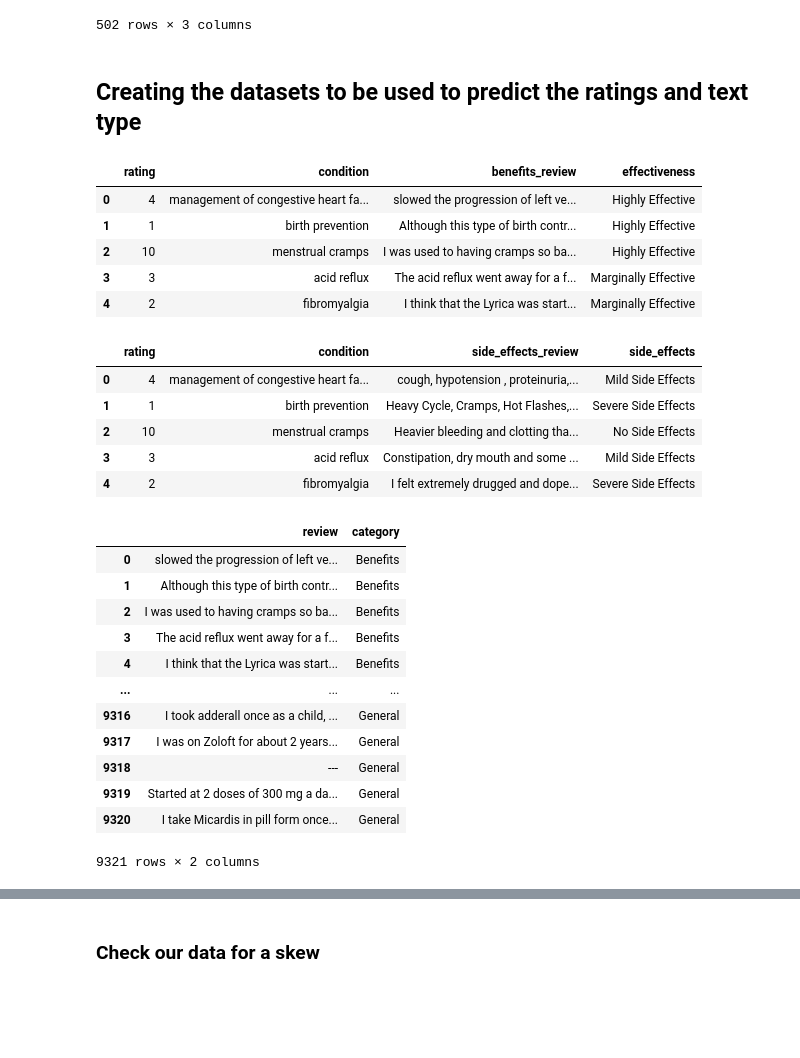
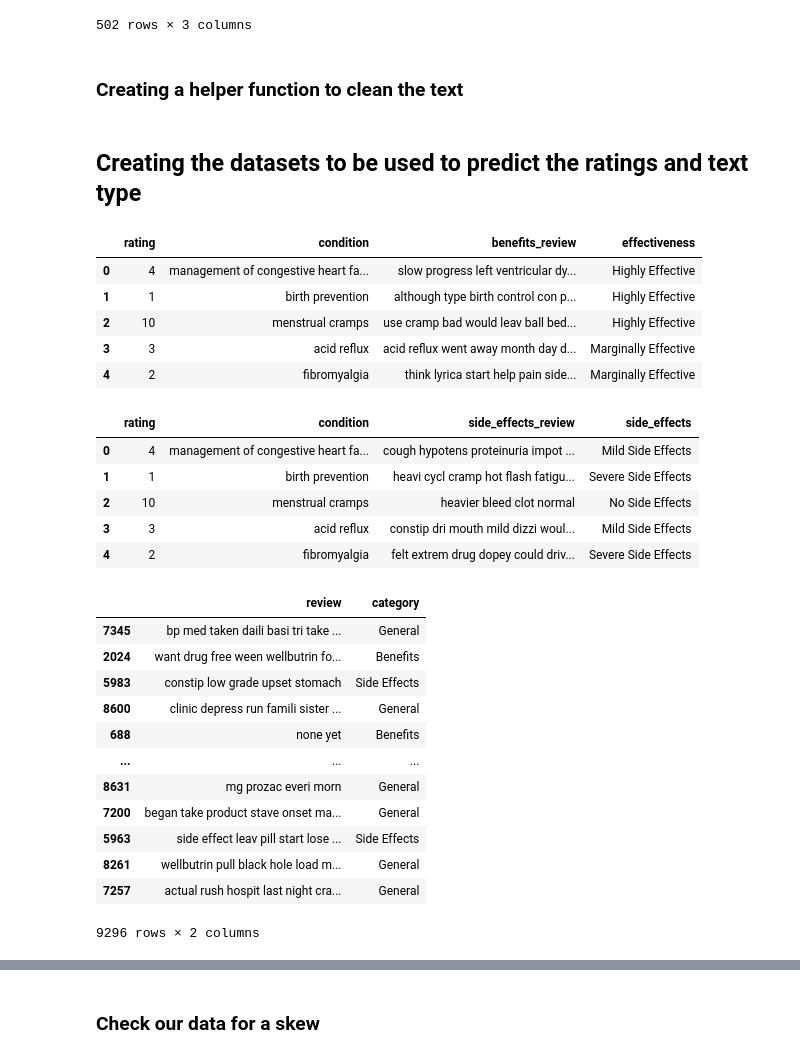
Before and after one commit to lmcosta98/Project2_FCD, a Jupyter notebook: drug_review.ipynb, the cells around one changed output, grey strips where cells are left out. Cells and saved outputs as stored; diff of their text form; code cells hidden in the pictures; blank space fills up the shorter version.

```diff
--- a/drug_review.ipynb
+++ b/drug_review.ipynb
@@ -138,6 +152,9 @@ Side effects :  The only good point I suppose is that there was no adverse react
 2528                   post surgery antibiotic
 2598                 post operative antibiotic
 Name: condition, dtype: object
+# %%
+# Filling NaNs with a 0 so the clean_text function can work
+train_data.fillna({'comments_review': '0'}, inplace=True)
 # %% [markdown]
 ## Doing some exploration
 # %%
@@ -193,3 +210,5 @@ drugs
 | 500 | pepcid | 1 | 0.032 |
 | 501 | zyvox | 1 | 0.032 |
 502 rows × 3 columns
+# %% [markdown]
+### Creating a helper function to clean the text
@@ -203,49 +238,51 @@ train_data_side_effects = train_data[['rating', 'condition', 'side_effects_revie
 train_data_benefits.head()
 # %% [output]
 |  | rating | condition | benefits_review | effectiveness |
-| 0 | 4 | management of congestive heart fa... | slowed the progression of left ve... | Highly Effective |
-| 1 | 1 | birth prevention | Although this type of birth contr... | Highly Effective |
-| 2 | 10 | menstrual cramps | I was used to having cramps so ba... | Highly Effective |
-| 3 | 3 | acid reflux | The acid reflux went away for a f... | Marginally Effective |
-| 4 | 2 | fibromyalgia | I think that the Lyrica was start... | Marginally Effective |
+| 0 | 4 | management of congestive heart fa... | slow progress left ventricular dy... | Highly Effective |
+| 1 | 1 | birth prevention | although type birth control con p... | Highly Effective |
+| 2 | 10 | menstrual cramps | use cramp bad would leav ball bed... | Highly Effective |
+| 3 | 3 | acid reflux | acid reflux went away month day d... | Marginally Effective |
+| 4 | 2 | fibromyalgia | think lyrica start help pain side... | Marginally Effective |
 # %%
 train_data_side_effects.head()
 # %% [output]
 |  | rating | condition | side_effects_review | side_effects |
-| 0 | 4 | management of congestive heart fa... | cough, hypotension , proteinuria,... | Mild Side Effects |
-| 1 | 1 | birth prevention | Heavy Cycle, Cramps, Hot Flashes,... | Severe Side Effects |
-| 2 | 10 | menstrual cramps | Heavier bleeding and clotting tha... | No Side Effects |
-| 3 | 3 | acid reflux | Constipation, dry mouth and some ... | Mild Side Effects |
-| 4 | 2 | fibromyalgia | I felt extremely drugged and dope... | Severe Side Effects |
+| 0 | 4 | management of congestive heart fa... | cough hypotens proteinuria impot ... | Mild Side Effects |
+| 1 | 1 | birth prevention | heavi cycl cramp hot flash fatigu... | Severe Side Effects |
+| 2 | 10 | menstrual cramps | heavier bleed clot normal | No Side Effects |
+| 3 | 3 | acid reflux | constip dri mouth mild dizzi woul... | Mild Side Effects |
+| 4 | 2 | fibromyalgia | felt extrem drug dopey could driv... | Severe Side Effects |
 # %%
 # Creating the type of text prediction dataset
 type_of_text = pd.DataFrame(columns=['review','category'])
 
 ben = pd.DataFrame()
 ben['review'] = train_data['benefits_review']
 ben['category'] = 'Benefits'
 
 side = pd.DataFrame()
 side['review'] = train_data['side_effects_review']
 side['category'] = 'Side Effects'
 
 gen = pd.DataFrame()
 gen['review'] = train_data['comments_review']
 gen['category'] = 'General'
 
 type_of_text = pd.concat([ben,side,gen], ignore_index=True).copy()
+type_of_text.drop(type_of_text[type_of_text['review'] == ''].index, inplace=True)
+type_of_text = shuffle(type_of_text)
 type_of_text
 # %% [output]
 |  | review | category |
-| 0 | slowed the progression of left ve... | Benefits |
-| 1 | Although this type of birth contr... | Benefits |
-| 2 | I was used to having cramps so ba... | Benefits |
-| 3 | The acid reflux went away for a f... | Benefits |
-| 4 | I think that the Lyrica was start... | Benefits |
+| 7345 | bp med taken daili basi tri take ... | General |
+| 2024 | want drug free ween wellbutrin fo... | Benefits |
+| 5983 | constip low grade upset stomach | Side Effects |
+| 8600 | clinic depress run famili sister ... | General |
+| 688 | none yet | Benefits |
 | ... | ... | ... |
-| 9316 | I took adderall once as a child, ... | General |
-| 9317 | I was on Zoloft for about 2 years... | General |
-| 9318 | --- | General |
-| 9319 | Started at 2 doses of 300 mg a da... | General |
-| 9320 | I take Micardis in pill form once... | General |
+| 8631 | mg prozac everi morn | General |
+| 7200 | began take product stave onset ma... | General |
+| 5963 | side effect leav pill start lose ... | Side Effects |
+| 8261 | wellbutrin pull black hole load m... | General |
+| 7257 | actual rush hospit last night cra... | General |
-9321 rows × 2 columns
+9296 rows × 2 columns
```
Also changed, not shown: parts of 54 cells of this notebook, 1 other file.
